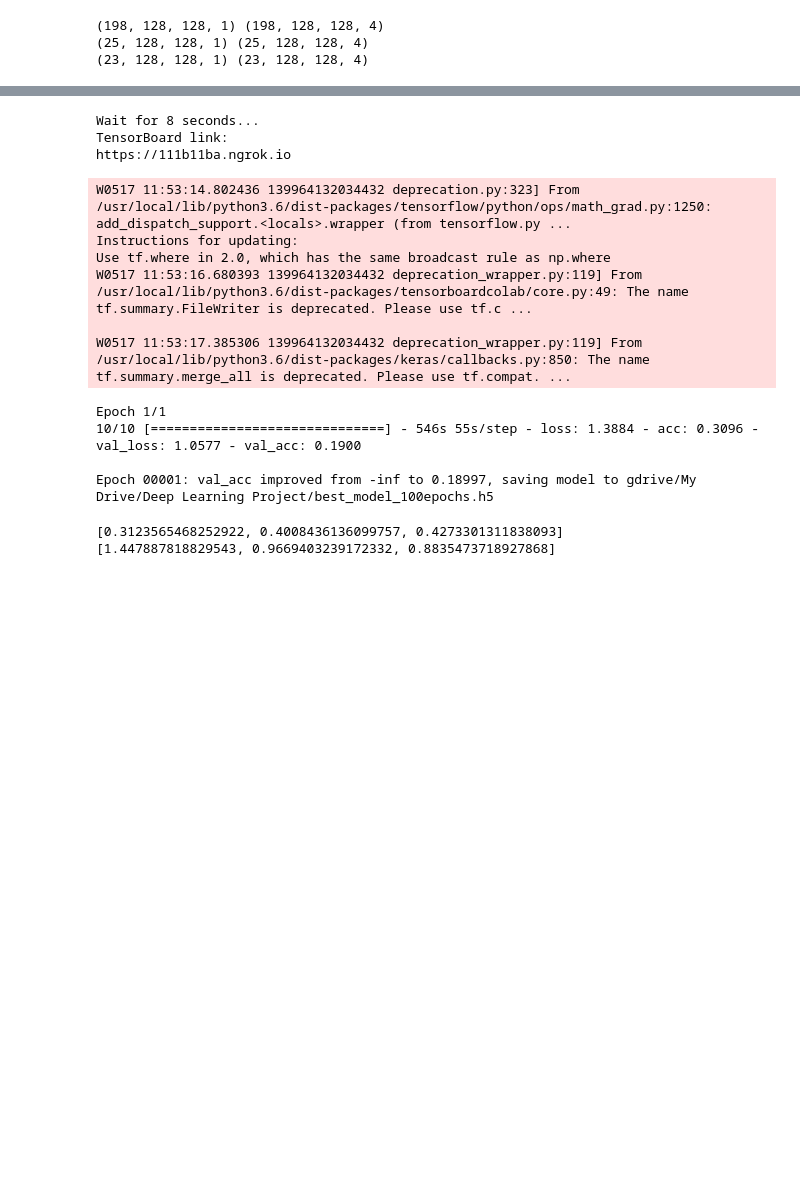
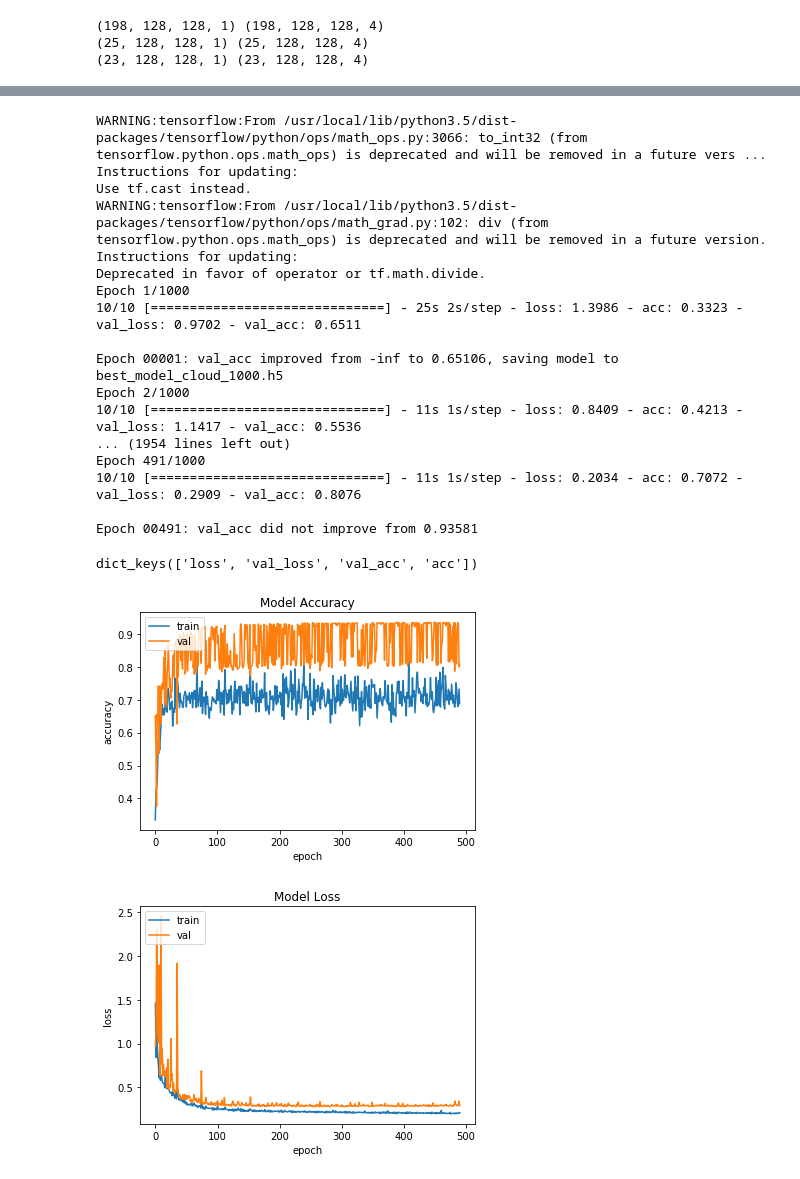
Before and after one commit to bcabgil/DD2424-Semantic-Segmentation-For-XRay-Images, a Jupyter notebook: Main_Code.ipynb, the cells around one changed output, grey strips where cells are left out. Drawn from its saved outputs; the diff is of its cells as text; code cells hidden in the pictures; blank space fills up the shorter version.

```diff
--- a/Main_Code.ipynb
+++ b/Main_Code.ipynb
@@ -332,11 +339,12 @@ load_existant = False
 #loss_weights = [0.5, 0.5]
 
 if load_existant:
-  model = load_model(model_name)
+    model = load_model(model_name)
 
 else:
 
-  model = Model(inputs=first_input, outputs=output)
-  model.compile(optimizer=Adam(lr=0.00001, beta_1=0.9, beta_2=0.999, epsilon=None, decay=0.0), loss=loss_tot, metrics=['acc'])
-  model.summary()
+    model = Model(inputs=first_input, outputs=output)
+    #model.compile(optimizer=Adam(lr=0.00001, beta_1=0.9, beta_2=0.999, epsilon=None, decay=0.0), loss=loss_tot, metrics=['acc'])
+    model.compile(optimizer='Adadelta', loss=loss_tot, metrics=['acc'])
+    model.summary()
 # %% [output]
@@ -383,59 +390,68 @@ train_generator = zip(image_generator, mask_generator)
 from keras.callbacks import EarlyStopping, ModelCheckpoint
 
 #https://medium.com/@tommytao_54597/use-tensorboard-in-google-colab-16b4bb9812a6
-tbc=TensorBoardColab()
-early_stopping = EarlyStopping(monitor='val_acc', min_delta=0, patience = 20, verbose=0)
-check_point = ModelCheckpoint('gdrive/My Drive/Deep Learning Project/best_model_100epochs.h5', monitor='val_acc', mode='max', verbose=1, save_best_only=True)
+#tbc=TensorBoardColab()
+early_stopping = EarlyStopping(monitor='val_acc', min_delta=0, patience = 100, verbose=0)
+check_point = ModelCheckpoint('best_model_cloud_1000.h5', monitor='val_acc', mode='max', verbose=1, save_best_only=True)
+#check_point = ModelCheckpoint('gdrive/My Drive/Deep Learning Project/best_model_100epochs.h5', monitor='val_acc', mode='max', verbose=1, save_best_only=True)
-# %% [output]
-Wait for 8 seconds...
-TensorBoard link:
-https://111b11ba.ngrok.io
 # %%
 # Train the model, iterating on the data in batches of 50 samples
 #model.fit(Xtr, Ytr, epochs=100, batch_size=50)
-history = model.fit_generator(train_generator, validation_data = (Xva, Yva), verbose = 1, steps_per_epoch=10, epochs=1, callbacks=[early_stopping,check_point,TensorBoardColabCallback(tbc)], class_weight = 'auto') #steps_per_epoch = data_size/n_batch
+history = model.fit_generator(train_generator, validation_data = (Xva, Yva), verbose = 1, steps_per_epoch=10, epochs=1000, callbacks=[early_stopping,check_point]) #steps_per_epoch = data_size/n_batch
 
-path_new_model = "gdrive/My Drive/Deep Learning Project/100epochs.h5"
+#history = model.fit_generator(train_generator, validation_data = (Xva, Yva), verbose = 1, steps_per_epoch=10, epochs=100, callbacks=[early_stopping,check_point,TensorBoardColabCallback(tbc)], class_weight = 'auto') #steps_per_epoch = data_size/n_batch
+path_new_model = "cloud1000epochs.h5"
+#path_new_model = "gdrive/My Drive/Deep Learning Project/100epochs.h5"
 #history = model.fit(Xtr, Ytr, validation_data = (Xva, Yva), epochs=100, verbose = 1, batch_size=25, callbacks=[early_stopping, check_point,TensorBoardColabCallback(tbc)])
 model.save(path_new_model)
 
 
 #https://stackoverflow.com/questions/41651628/negative-dimension-size-caused-by-subtracting-3-from-1-for-conv2d
 # %% [output]
-W0517 11:53:14.802436 139964132034432 deprecation.py:323] From /usr/local/lib/python3.6/dist-packages/tensorflow/python/ops/math_grad.py:1250: add_dispatch_support.<locals>.wrapper (from tensorflow.py ...
+WARNING:tensorflow:From /usr/local/lib/python3.5/dist-packages/tensorflow/python/ops/math_ops.py:3066: to_int32 (from tensorflow.python.ops.math_ops) is deprecated and will be removed in a future vers ...
 Instructions for updating:
-Use tf.where in 2.0, which has the same broadcast rule as np.where
-W0517 11:53:16.680393 139964132034432 deprecation_wrapper.py:119] From /usr/local/lib/python3.6/dist-packages/tensorboardcolab/core.py:49: The name tf.summary.FileWriter is deprecated. Please use tf.c ...
+Use tf.cast instead.
+WARNING:tensorflow:From /usr/local/lib/python3.5/dist-packages/tensorflow/python/ops/math_grad.py:102: div (from tensorflow.python.ops.math_ops) is deprecated and will be removed in a future version.
+Instructions for updating:
+Deprecated in favor of operator or tf.math.divide.
+Epoch 1/1000
+10/10 [==============================] - 25s 2s/step - loss: 1.3986 - acc: 0.3323 - val_loss: 0.9702 - val_acc: 0.6511
 
-W0517 11:53:17.385306 139964132034432 deprecation_wrapper.py:119] From /usr/local/lib/python3.6/dist-packages/keras/callbacks.py:850: The name tf.summary.merge_all is deprecated. Please use tf.compat. ...
+Epoch 00001: val_acc improved from -inf to 0.65106, saving model to best_model_cloud_1000.h5
+Epoch 2/1000
+10/10 [==============================] - 11s 1s/step - loss: 0.8409 - acc: 0.4213 - val_loss: 1.1417 - val_acc: 0.5536
+... (1954 lines left out)
+Epoch 491/1000
+10/10 [==============================] - 11s 1s/step - loss: 0.2034 - acc: 0.7072 - val_loss: 0.2909 - val_acc: 0.8076
+
+Epoch 00491: val_acc did not improve from 0.93581
-Epoch 1/1
-10/10 [==============================] - 546s 55s/step - loss: 1.3884 - acc: 0.3096 - val_loss: 1.0577 - val_acc: 0.1900
-
-Epoch 00001: val_acc improved from -inf to 0.18997, saving model to gdrive/My Drive/Deep Learning Project/best_model_100epochs.h5
 # %%
 # list all data in history
 print(history.history.keys())
 # summarize history for accuracy
 plt.plot(history.history['acc'])
 plt.plot(history.history['val_acc'])
-plt.title('model accuracy')
+plt.title('Model Accuracy')
 plt.ylabel('accuracy')
 plt.xlabel('epoch')
-plt.legend(['train', 'test'], loc='upper left')
+plt.legend(['train', 'val'], loc='upper left')
+plt.savefig('Model_Accuracy_1000.png')
 plt.show()
 # summarize history for loss
 plt.plot(history.history['loss'])
 plt.plot(history.history['val_loss'])
-plt.title('model loss')
+plt.title('Model Loss')
 plt.ylabel('loss')
 plt.xlabel('epoch')
-plt.legend(['train', 'test'], loc='upper left')
+plt.legend(['train', 'val'], loc='upper left')
+plt.savefig('Model_Loss_1000.png')
 plt.show()
+# %% [output]
+dict_keys(['loss', 'val_loss', 'val_acc', 'acc'])
+[figure, added]
+[figure, added]
 # %%
-print(history.history['acc'])
-print(history.history['loss'])
+#print(history.history['acc'])
+#print(history.history['loss'])
-# %% [output]
-[0.3123565468252922, 0.4008436136099757, 0.4273301311838093]
-[1.447887818829543, 0.9669403239172332, 0.8835473718927868]
 # %%
 # load the saved model
```
Also changed, not shown: parts of 17 cells of this notebook, 1 other file.
